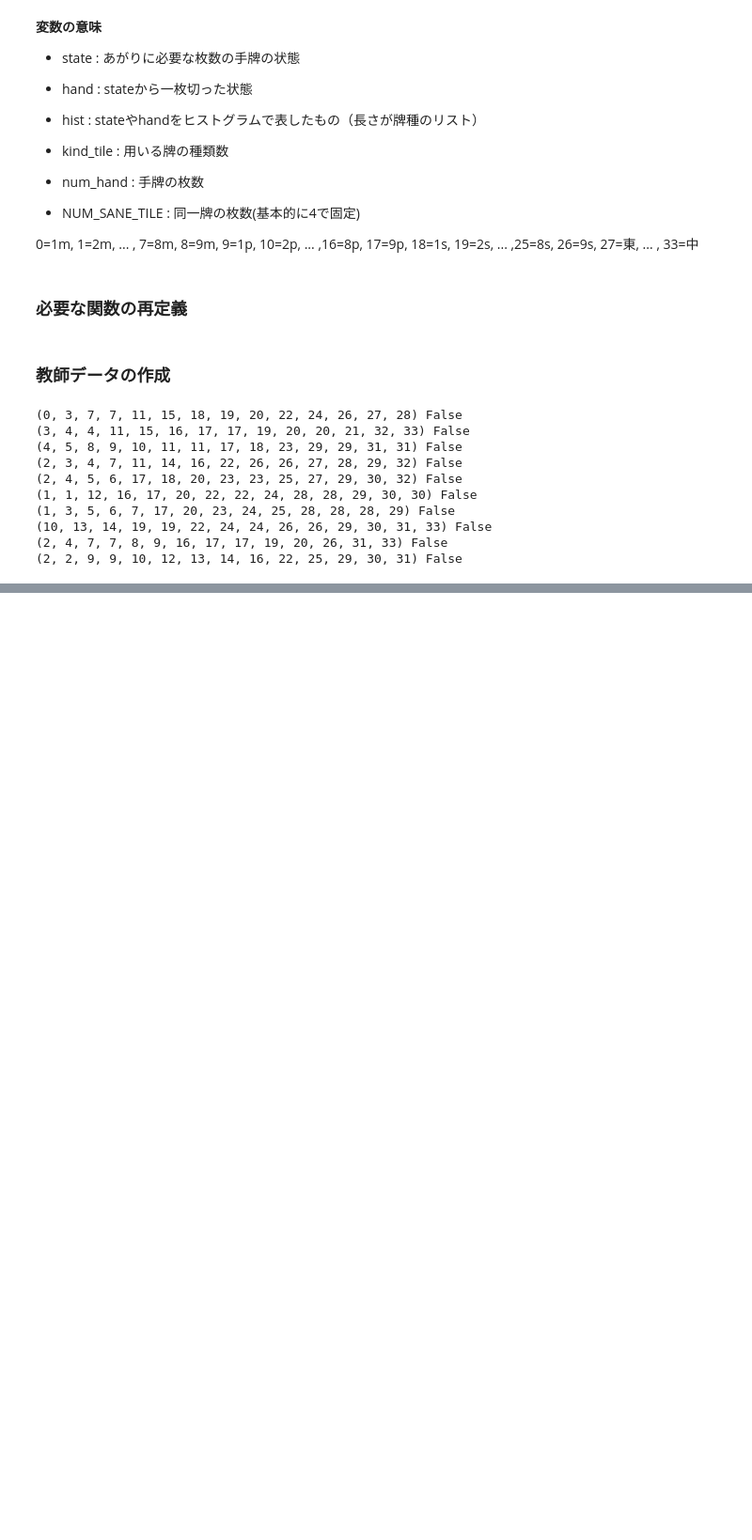
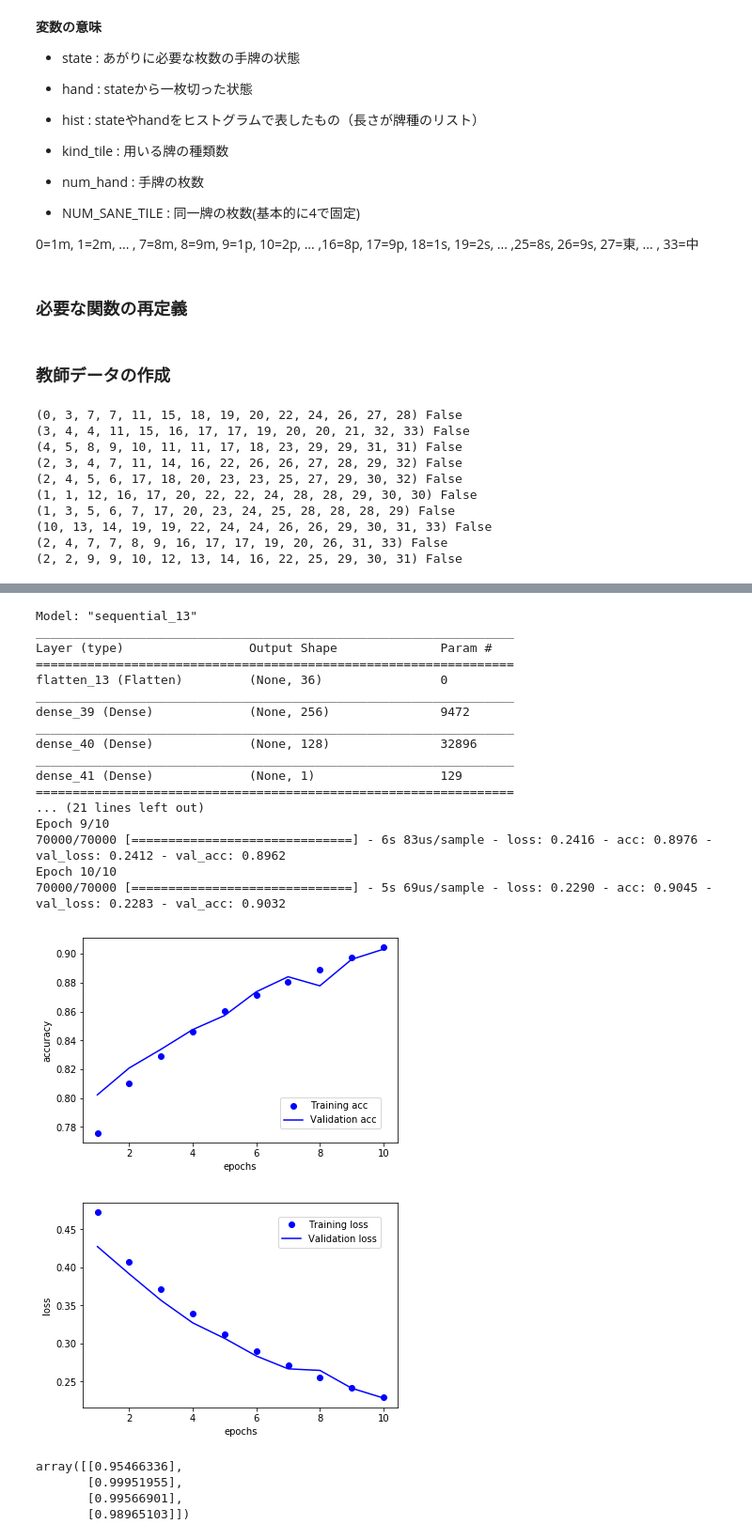
Before and after one commit to minnsou/FrontierArtificialIntelligence, a Jupyter notebook: mahjong.ipynb, the cells around one changed output, grey strips where cells are left out. Shown: that part at 94% size. Cells and saved outputs as stored; diff of their text form; code cells hidden in the pictures; blank space fills up the shorter version.

```diff
--- a/mahjong.ipynb
+++ b/mahjong.ipynb
@@ -253,0 +369,39 @@ False
+# %%
+kind_tile = 9
+num_hand = 14
+x_path = 'data/state_list_{}_{}_100000_0.3.npy'.format(kind_tile, num_hand)
+y_path = 'data/is_win_list_{}_{}_100000_0.3.npy'.format(kind_tile, num_hand)
+history = dense_train(kind_tile, num_hand, 10, x_path, y_path)
+draw_acc(history)
+draw_loss(history)
+# %% [output]
+Model: "sequential_13"
+_________________________________________________________________
+Layer (type)                 Output Shape              Param #
+=================================================================
+flatten_13 (Flatten)         (None, 36)                0
+_________________________________________________________________
+dense_39 (Dense)             (None, 256)               9472
+_________________________________________________________________
+dense_40 (Dense)             (None, 128)               32896
+_________________________________________________________________
+dense_41 (Dense)             (None, 1)                 129
+=================================================================
+... (21 lines left out)
+Epoch 9/10
+70000/70000 [==============================] - 6s 83us/sample - loss: 0.2416 - acc: 0.8976 - val_loss: 0.2412 - val_acc: 0.8962
+Epoch 10/10
+70000/70000 [==============================] - 5s 69us/sample - loss: 0.2290 - acc: 0.9045 - val_loss: 0.2283 - val_acc: 0.9032
+[figure, added]
+[figure, added]
+# %%
+states = [(0, 1, 3, 4, 5, 6, 7, 8, 9, 10, 11, 12, 12, 12), (2,2, 3,3,3,4,4,4,5,5,5), (1, 3, 4, 5, 5, 5, 6, 6, 6, 7, 7), (3, 3, 3, 10, 10, 23, 23, 24, 25, 25, 25)]
+hists = states2hists(states, kind_tile)
+onehots = hists2onehots(hists, kind_tile)
+#print(onehot)
+model.predict(onehots)
+# %% [output]
+array([[0.95466336],
+       [0.99951955],
+       [0.99566901],
+       [0.98965103]])
```
Also changed, not shown: parts of 10 cells of this notebook, 14 other files.
